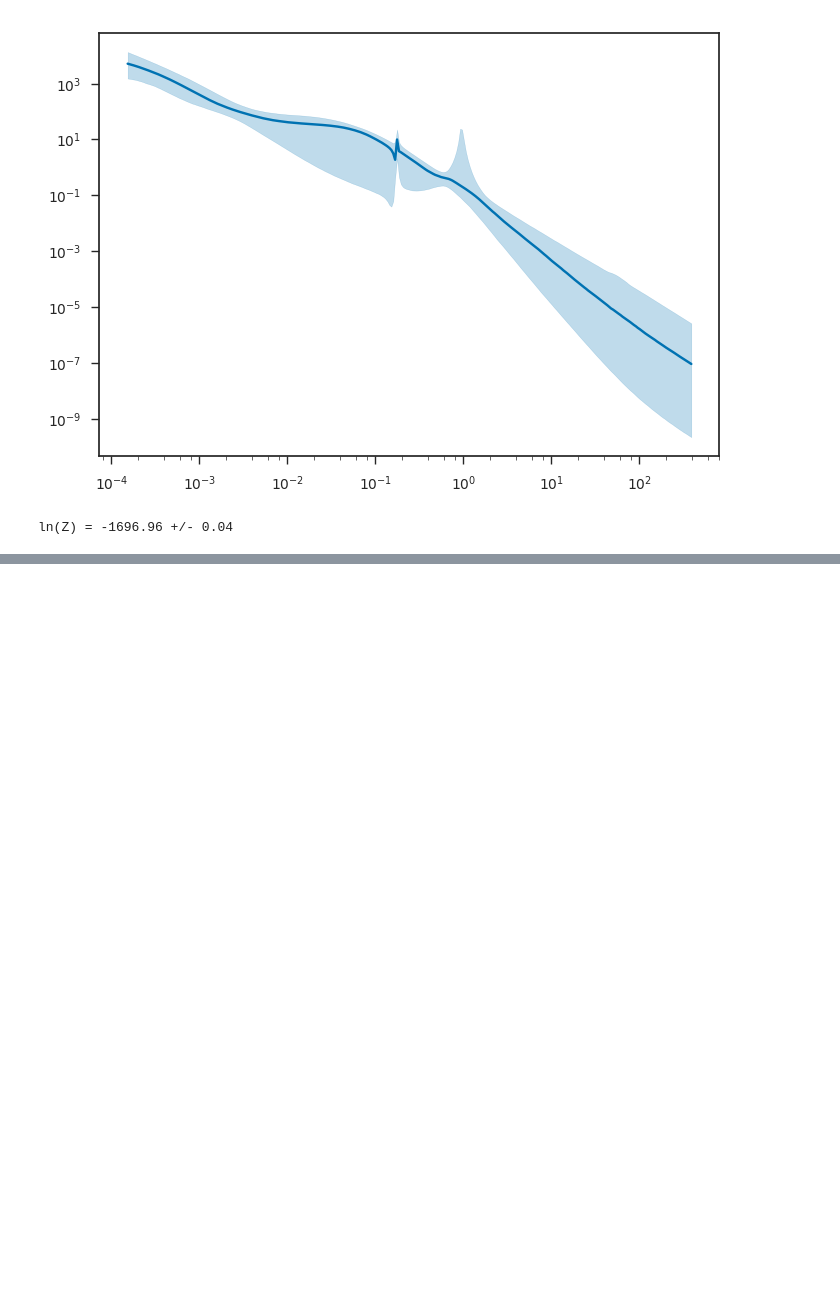
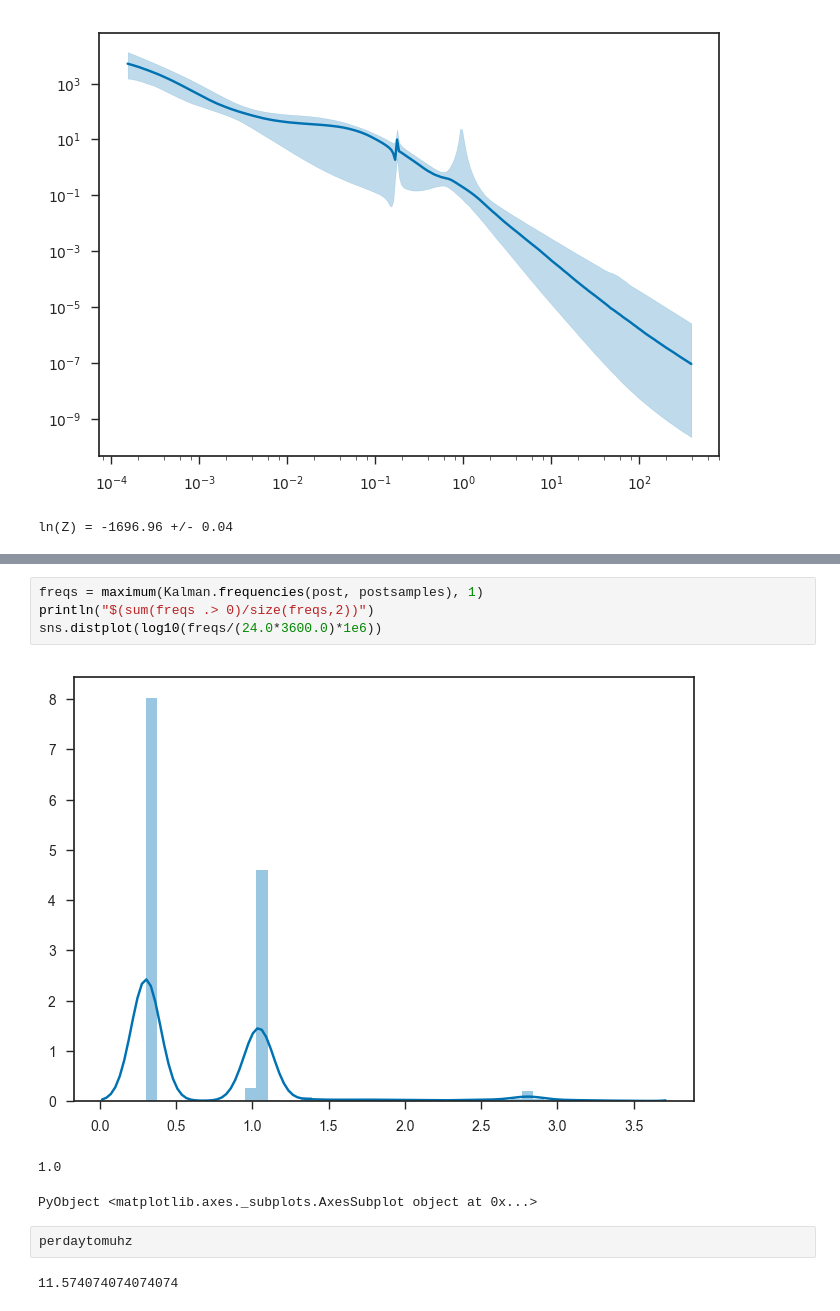
Before and after one commit to afcarl/hires, a Jupyter notebook: notebooks/NuMaxTest.ipynb, the cells around one changed output, grey strips where cells are left out. Saved outputs shown, nothing was run; the diff lists cells and outputs as text; blank space fills up the shorter version.

```diff
--- a/notebooks/NuMaxTest.ipynb
+++ b/notebooks/NuMaxTest.ipynb
@@ -163,0 +203,12 @@ ln(Z) = -1696.96 +/- 0.04
+# %%
+freqs = maximum(Kalman.frequencies(post, postsamples), 1)
+println("$(sum(freqs .> 0)/size(freqs,2))")
+sns.distplot(log10(freqs/(24.0*3600.0)*1e6))
+# %% [output]
+[figure, added]
+1.0
+PyObject <matplotlib.axes._subplots.AxesSubplot object at 0x...>
+# %%
+perdaytomuhz
+# %% [output]
+11.574074074074074
```
Also changed, not shown: parts of 4 cells of this notebook.
